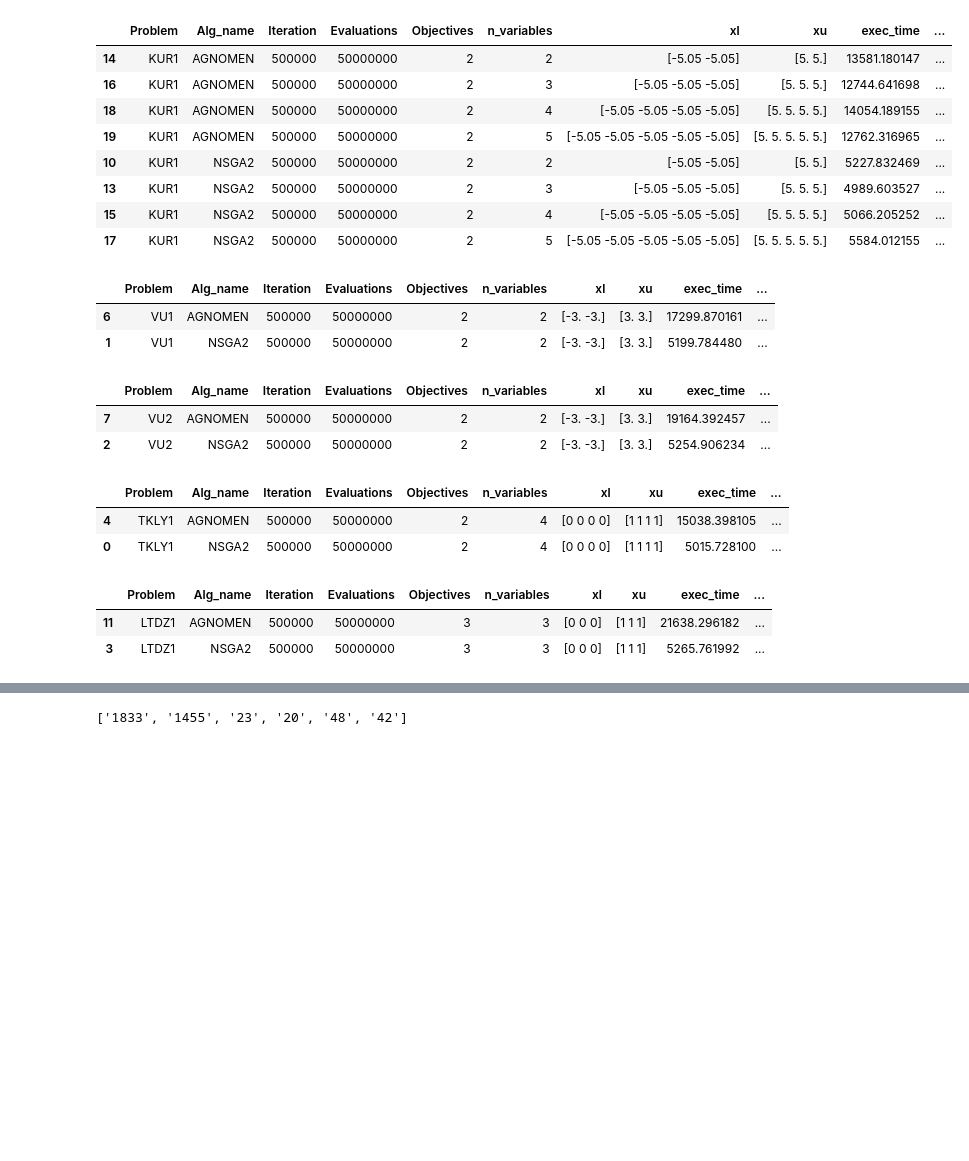
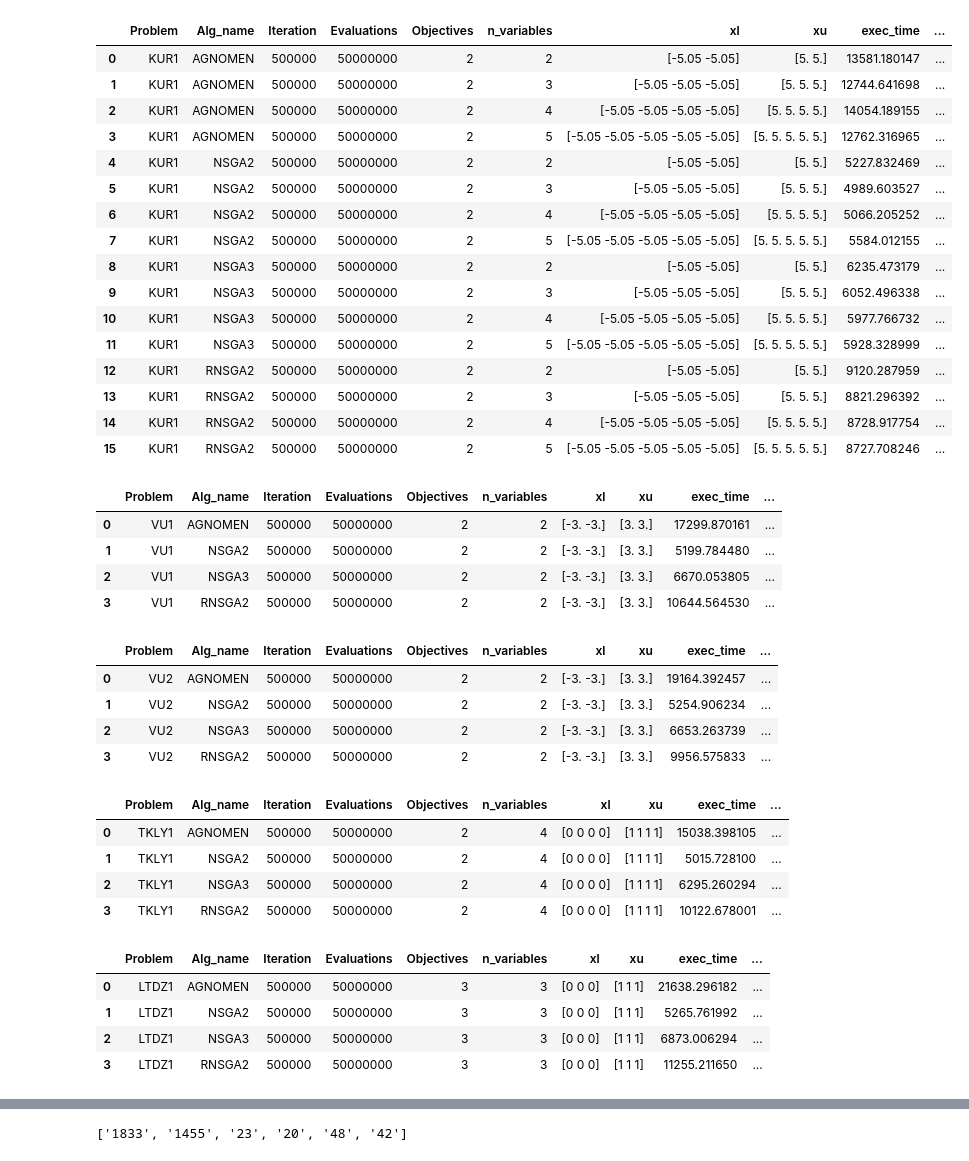
Before and after one commit to wuyoscar/Multi-Obj_Optimization, a Jupyter notebook: Workspace/workspace.ipynb, the cells around one changed output, grey strips where cells are left out. Saved outputs shown, nothing was run; the diff lists cells and outputs as text; code cells hidden in the pictures; blank space fills up the shorter version.

```diff
--- a/Workspace/workspace.ipynb
+++ b/Workspace/workspace.ipynb
@@ -24,40 +24,56 @@ df
 | 22 | ZDT2 | NSGA2 | 500000 | 50000000 | 2 | 10 | [0. 0. 0. 0. 0. 0. 0. 0. 0. 0.] | [1. 1. 1. 1. 1. 1. 1. 1. 1. 1.] | 5617.633180 | ... |
 | 21 | ZDT3 | NSGA2 | 500000 | 50000000 | 2 | 10 | [0. 0. 0. 0. 0. 0. 0. 0. 0. 0.] | [1. 1. 1. 1. 1. 1. 1. 1. 1. 1.] | 5188.160075 | ... |
 # %%
-df.loc[df['Problem'] =='KUR1']
+df.loc[df['Problem'] =='KUR1'].reset_index(drop=True)
 # %% [output]
 |  | Problem | Alg_name | Iteration | Evaluations | Objectives | n_variables | xl | xu | exec_time | ... |
-| 14 | KUR1 | AGNOMEN | 500000 | 50000000 | 2 | 2 | [-5.05 -5.05] | [5. 5.] | 13581.180147 | ... |
-| 16 | KUR1 | AGNOMEN | 500000 | 50000000 | 2 | 3 | [-5.05 -5.05 -5.05] | [5. 5. 5.] | 12744.641698 | ... |
-| 18 | KUR1 | AGNOMEN | 500000 | 50000000 | 2 | 4 | [-5.05 -5.05 -5.05 -5.05] | [5. 5. 5. 5.] | 14054.189155 | ... |
-| 19 | KUR1 | AGNOMEN | 500000 | 50000000 | 2 | 5 | [-5.05 -5.05 -5.05 -5.05 -5.05] | [5. 5. 5. 5. 5.] | 12762.316965 | ... |
-| 10 | KUR1 | NSGA2 | 500000 | 50000000 | 2 | 2 | [-5.05 -5.05] | [5. 5.] | 5227.832469 | ... |
-| 13 | KUR1 | NSGA2 | 500000 | 50000000 | 2 | 3 | [-5.05 -5.05 -5.05] | [5. 5. 5.] | 4989.603527 | ... |
-| 15 | KUR1 | NSGA2 | 500000 | 50000000 | 2 | 4 | [-5.05 -5.05 -5.05 -5.05] | [5. 5. 5. 5.] | 5066.205252 | ... |
-| 17 | KUR1 | NSGA2 | 500000 | 50000000 | 2 | 5 | [-5.05 -5.05 -5.05 -5.05 -5.05] | [5. 5. 5. 5. 5.] | 5584.012155 | ... |
+| 0 | KUR1 | AGNOMEN | 500000 | 50000000 | 2 | 2 | [-5.05 -5.05] | [5. 5.] | 13581.180147 | ... |
+| 1 | KUR1 | AGNOMEN | 500000 | 50000000 | 2 | 3 | [-5.05 -5.05 -5.05] | [5. 5. 5.] | 12744.641698 | ... |
+| 2 | KUR1 | AGNOMEN | 500000 | 50000000 | 2 | 4 | [-5.05 -5.05 -5.05 -5.05] | [5. 5. 5. 5.] | 14054.189155 | ... |
+| 3 | KUR1 | AGNOMEN | 500000 | 50000000 | 2 | 5 | [-5.05 -5.05 -5.05 -5.05 -5.05] | [5. 5. 5. 5. 5.] | 12762.316965 | ... |
+| 4 | KUR1 | NSGA2 | 500000 | 50000000 | 2 | 2 | [-5.05 -5.05] | [5. 5.] | 5227.832469 | ... |
+| 5 | KUR1 | NSGA2 | 500000 | 50000000 | 2 | 3 | [-5.05 -5.05 -5.05] | [5. 5. 5.] | 4989.603527 | ... |
+| 6 | KUR1 | NSGA2 | 500000 | 50000000 | 2 | 4 | [-5.05 -5.05 -5.05 -5.05] | [5. 5. 5. 5.] | 5066.205252 | ... |
+| 7 | KUR1 | NSGA2 | 500000 | 50000000 | 2 | 5 | [-5.05 -5.05 -5.05 -5.05 -5.05] | [5. 5. 5. 5. 5.] | 5584.012155 | ... |
+| 8 | KUR1 | NSGA3 | 500000 | 50000000 | 2 | 2 | [-5.05 -5.05] | [5. 5.] | 6235.473179 | ... |
+| 9 | KUR1 | NSGA3 | 500000 | 50000000 | 2 | 3 | [-5.05 -5.05 -5.05] | [5. 5. 5.] | 6052.496338 | ... |
+| 10 | KUR1 | NSGA3 | 500000 | 50000000 | 2 | 4 | [-5.05 -5.05 -5.05 -5.05] | [5. 5. 5. 5.] | 5977.766732 | ... |
+| 11 | KUR1 | NSGA3 | 500000 | 50000000 | 2 | 5 | [-5.05 -5.05 -5.05 -5.05 -5.05] | [5. 5. 5. 5. 5.] | 5928.328999 | ... |
+| 12 | KUR1 | RNSGA2 | 500000 | 50000000 | 2 | 2 | [-5.05 -5.05] | [5. 5.] | 9120.287959 | ... |
+| 13 | KUR1 | RNSGA2 | 500000 | 50000000 | 2 | 3 | [-5.05 -5.05 -5.05] | [5. 5. 5.] | 8821.296392 | ... |
+| 14 | KUR1 | RNSGA2 | 500000 | 50000000 | 2 | 4 | [-5.05 -5.05 -5.05 -5.05] | [5. 5. 5. 5.] | 8728.917754 | ... |
+| 15 | KUR1 | RNSGA2 | 500000 | 50000000 | 2 | 5 | [-5.05 -5.05 -5.05 -5.05 -5.05] | [5. 5. 5. 5. 5.] | 8727.708246 | ... |
 # %%
-df.loc[df['Problem'] =='VU1']
+df.loc[df['Problem'] =='VU1'].reset_index(drop=True)
 # %% [output]
 |  | Problem | Alg_name | Iteration | Evaluations | Objectives | n_variables | xl | xu | exec_time | ... |
-| 6 | VU1 | AGNOMEN | 500000 | 50000000 | 2 | 2 | [-3. -3.] | [3. 3.] | 17299.870161 | ... |
+| 0 | VU1 | AGNOMEN | 500000 | 50000000 | 2 | 2 | [-3. -3.] | [3. 3.] | 17299.870161 | ... |
 | 1 | VU1 | NSGA2 | 500000 | 50000000 | 2 | 2 | [-3. -3.] | [3. 3.] | 5199.784480 | ... |
+| 2 | VU1 | NSGA3 | 500000 | 50000000 | 2 | 2 | [-3. -3.] | [3. 3.] | 6670.053805 | ... |
+| 3 | VU1 | RNSGA2 | 500000 | 50000000 | 2 | 2 | [-3. -3.] | [3. 3.] | 10644.564530 | ... |
 # %%
-df.loc[df['Problem'] =='VU2']
+df.loc[df['Problem'] =='VU2'].reset_index(drop=True)
 # %% [output]
 |  | Problem | Alg_name | Iteration | Evaluations | Objectives | n_variables | xl | xu | exec_time | ... |
-| 7 | VU2 | AGNOMEN | 500000 | 50000000 | 2 | 2 | [-3. -3.] | [3. 3.] | 19164.392457 | ... |
-| 2 | VU2 | NSGA2 | 500000 | 50000000 | 2 | 2 | [-3. -3.] | [3. 3.] | 5254.906234 | ... |
+| 0 | VU2 | AGNOMEN | 500000 | 50000000 | 2 | 2 | [-3. -3.] | [3. 3.] | 19164.392457 | ... |
+| 1 | VU2 | NSGA2 | 500000 | 50000000 | 2 | 2 | [-3. -3.] | [3. 3.] | 5254.906234 | ... |
+| 2 | VU2 | NSGA3 | 500000 | 50000000 | 2 | 2 | [-3. -3.] | [3. 3.] | 6653.263739 | ... |
+| 3 | VU2 | RNSGA2 | 500000 | 50000000 | 2 | 2 | [-3. -3.] | [3. 3.] | 9956.575833 | ... |
 # %%
 
-df.loc[df['Problem'] =='TKLY1']
+df.loc[df['Problem'] =='TKLY1'].reset_index(drop=True)
 # %% [output]
 |  | Problem | Alg_name | Iteration | Evaluations | Objectives | n_variables | xl | xu | exec_time | ... |
-| 4 | TKLY1 | AGNOMEN | 500000 | 50000000 | 2 | 4 | [0 0 0 0] | [1 1 1 1] | 15038.398105 | ... |
-| 0 | TKLY1 | NSGA2 | 500000 | 50000000 | 2 | 4 | [0 0 0 0] | [1 1 1 1] | 5015.728100 | ... |
+| 0 | TKLY1 | AGNOMEN | 500000 | 50000000 | 2 | 4 | [0 0 0 0] | [1 1 1 1] | 15038.398105 | ... |
+| 1 | TKLY1 | NSGA2 | 500000 | 50000000 | 2 | 4 | [0 0 0 0] | [1 1 1 1] | 5015.728100 | ... |
+| 2 | TKLY1 | NSGA3 | 500000 | 50000000 | 2 | 4 | [0 0 0 0] | [1 1 1 1] | 6295.260294 | ... |
+| 3 | TKLY1 | RNSGA2 | 500000 | 50000000 | 2 | 4 | [0 0 0 0] | [1 1 1 1] | 10122.678001 | ... |
 # %%
-df.loc[df['Problem'] =='LTDZ1']
+df.loc[df['Problem'] =='LTDZ1'].reset_index(drop=True)
 # %% [output]
 |  | Problem | Alg_name | Iteration | Evaluations | Objectives | n_variables | xl | xu | exec_time | ... |
-| 11 | LTDZ1 | AGNOMEN | 500000 | 50000000 | 3 | 3 | [0 0 0] | [1 1 1] | 21638.296182 | ... |
-| 3 | LTDZ1 | NSGA2 | 500000 | 50000000 | 3 | 3 | [0 0 0] | [1 1 1] | 5265.761992 | ... |
+| 0 | LTDZ1 | AGNOMEN | 500000 | 50000000 | 3 | 3 | [0 0 0] | [1 1 1] | 21638.296182 | ... |
+| 1 | LTDZ1 | NSGA2 | 500000 | 50000000 | 3 | 3 | [0 0 0] | [1 1 1] | 5265.761992 | ... |
+| 2 | LTDZ1 | NSGA3 | 500000 | 50000000 | 3 | 3 | [0 0 0] | [1 1 1] | 6873.006294 | ... |
+| 3 | LTDZ1 | RNSGA2 | 500000 | 50000000 | 3 | 3 | [0 0 0] | [1 1 1] | 11255.211650 | ... |
 # %%
```
Also changed, not shown: parts of 6 cells of this notebook, 3 other files.
